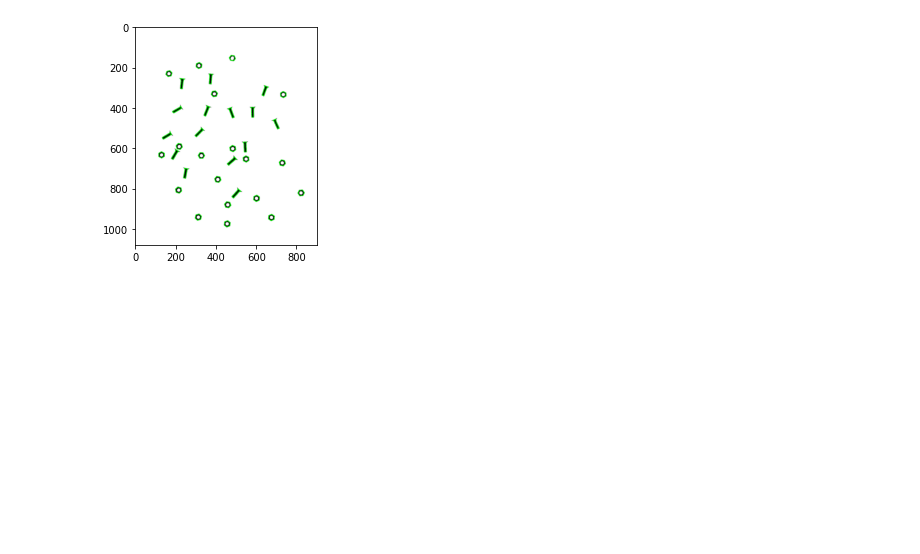
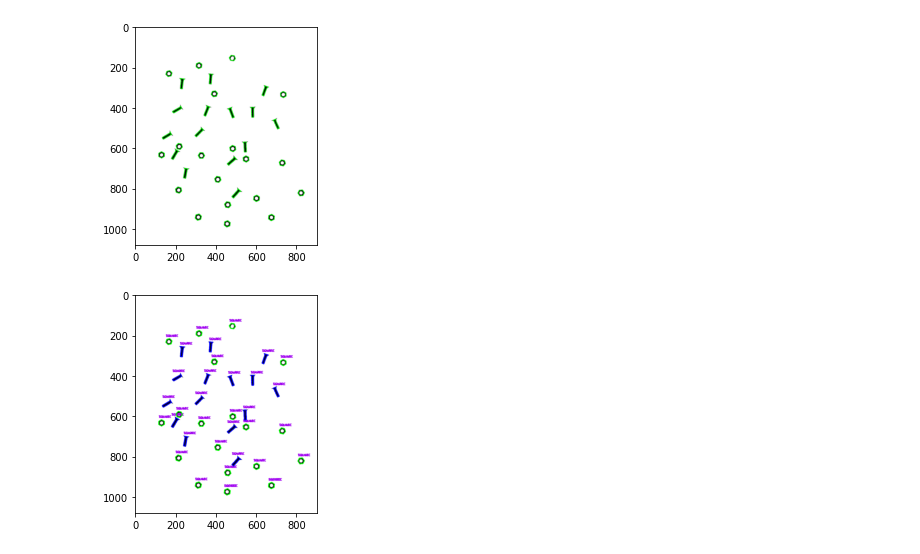
Before and after one commit to hesolar/FileSharer2020solar-escudero, a Jupyter notebook: practica7_1.ipynb, the cells around one changed output. Saved outputs shown, nothing was run; the diff lists cells and outputs as text; code cells hidden in the pictures; blank space fills up the shorter version.

```diff
--- a/practica7_1.ipynb
+++ b/practica7_1.ipynb
@@ -410,3 +405,31 @@ cv2.drawContours(clone, cnts, -1, (0, 255, 0), 2)
 mostrarImagen(clone)
 # %% [output]
 [figure]
+# %%
+for (i, c) in enumerate(cnts):
+    # Calculamos diversas propiedades
+    area = cv2.contourArea(c)
+    (x, y, w, h) = cv2.boundingRect(c)
+    aspectRatio = w / float(h)
+    extent = area / float(w * h)
+    hull = cv2.convexHull(c)
+    hullArea = cv2.contourArea(hull)
+    solidity = area / float(hullArea)
+
+    # Visualizamos cada contorno y el convex hull asociado al mismo
+    # cv2.drawContours(clone, [c], -1, (240, 0, 159), 3)
+    # # print("Contorno #{} -- solidity={:.2f} -- area={:.2f} -- aspectRatio={:.2f} -- extent={:.2f} -- hullArea={:.2f}".
+    # #       format(i + 1, solidity,area,aspectRatio,extent,hullArea))
+    # cv2.drawContours(clone, [c], -1, (0, 255, 0), 3)
+    if solidity >= 0.90:
+        shape = "Tuerca"
+        cv2.drawContours(clone, [c], -1, (0, 255, 0), 3)
+
+    else:
+        shape = "Tornillo"
+        cv2.drawContours(clone, [c], -1, (255, 0, 0), 3)
+
+    cv2.putText(clone, shape, (x, y - 10), cv2.FONT_HERSHEY_SIMPLEX, 0.5,(240, 0, 159), 2)
+mostrarImagen(clone)
+# %% [output]
+[figure, added]
```
Also changed, not shown: parts of 2 cells of this notebook.
